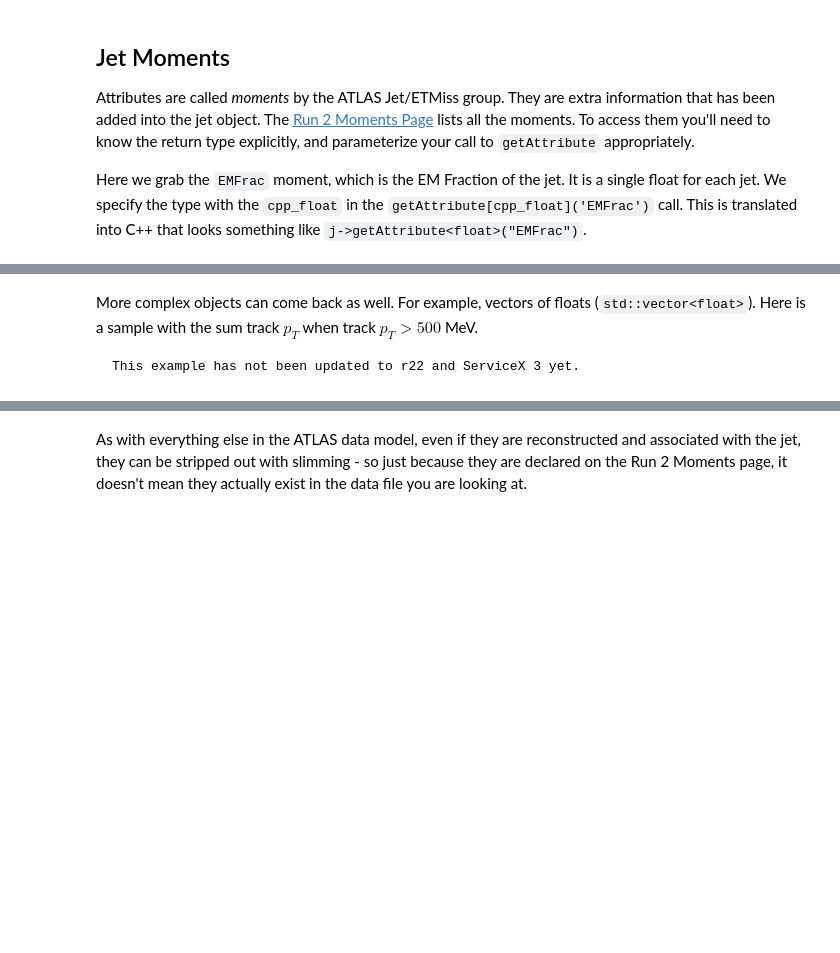
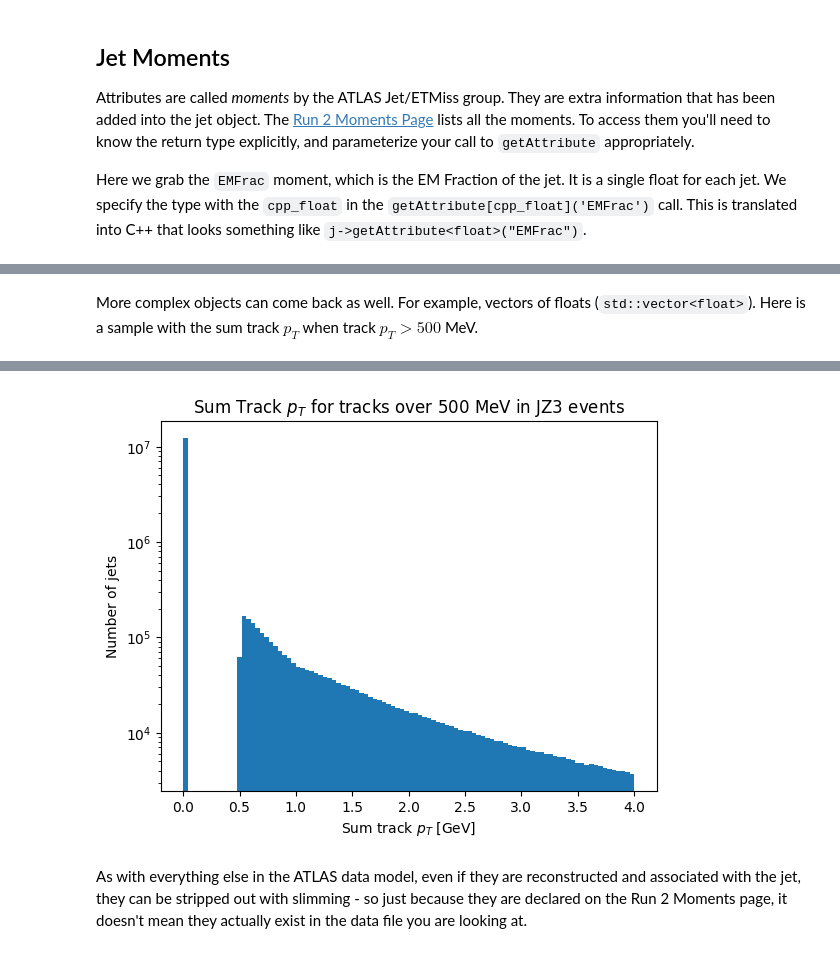
Before and after one commit to iris-hep/xaod_usage, a Jupyter notebook: book/chapters/jets.ipynb, the cells around one changed output, grey strips where cells are left out. Drawn from its saved outputs; the diff is of its cells as text; code cells hidden in the pictures; blank space fills up the shorter version.

````diff
--- a/book/chapters/jets.ipynb
+++ b/book/chapters/jets.ipynb
@@ -117,19 +107,15 @@ _ = plt.title('EM Fraction of jets in JZ3 events')
 # %% [markdown]
 More complex objects can come back as well. For example, vectors of floats (`std::vector<float>`). Here is a sample with the sum track $p_T$ when track $p_T > 500$ MeV.
-
-```{warning}
-This example has not been updated to r22 and ServiceX 3 yet.
-```
 # %%
 query = FuncADLQueryPHYSLITE()
-jets_per_event = query.Select(lambda e: e.Jets("AnalysisJets"))
+jets_per_event = query.Select(lambda e: e.Jets())
 jet_info_per_event = jets_per_event.Select(
     lambda jets: {
         'sum_pt': jets.Select(lambda j: j.getAttribute[cpp_vfloat]('SumPtTrkPt500'))
     }
 )
 
-files = deliver_files(jet_info_per_event,sx_f)
+moment_data = get_data(jet_info_per_event,sx_f)
 # %% [output]
 [interactive output not drawn]
 [interactive output not drawn]
@@ -142,9 +122,12 @@ for file_path in files:
 # %%
-plt.hist(sum_pt_data, bins=100, range=(0, 4))
+sum_pt_results = ak.flatten(ak.flatten(moment_data.sum_pt))/1000
+plt.hist(sum_pt_results, bins=100, range=(0, 4))
 plt.xlabel('Sum track $p_T$ [GeV]')
 plt.ylabel('Number of jets')
 plt.yscale('log')
 _ = plt.title('Sum Track $p_T$ for tracks over 500 MeV in JZ3 events')
+# %% [output]
+[figure, added]
 # %% [markdown]
 As with everything else in the ATLAS data model, even if they are reconstructed and associated with the jet, they can be stripped out with slimming - so just because they are declared on the Run 2 Moments page, it doesn't mean they actually exist in the data file you are looking at.
 # %% [markdown]
````
Also changed, not shown: parts of 8 cells of this notebook.
